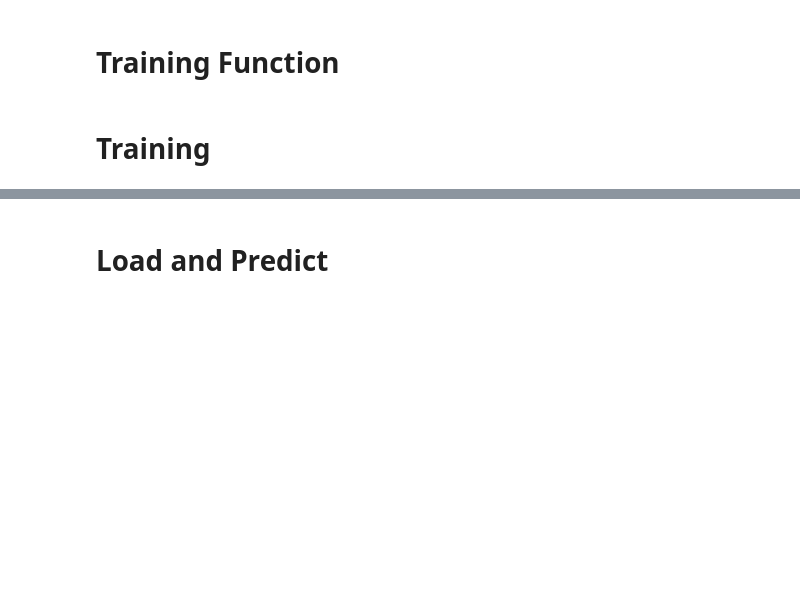
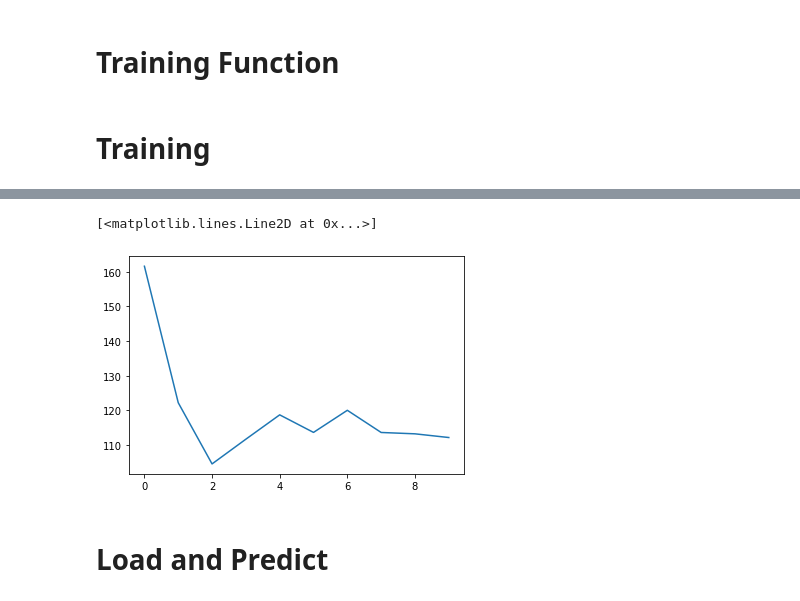
Before and after one commit to ac1094/Vid-Processing, a Jupyter notebook: Region Inc Detector in Video Frames.ipynb, the cells around one changed output, grey strips where cells are left out. Saved outputs shown, nothing was run; the diff lists cells and outputs as text; code cells hidden in the pictures; blank space fills up the shorter version.

```diff
--- a/Region Inc Detector in Video Frames.ipynb
+++ b/Region Inc Detector in Video Frames.ipynb
@@ -79,7 +76,7 @@ class RegionCNN(nn.Module):
         self.flatten = nn.Flatten(0)
         self.l1 = nn.Linear(2*n*128 * 10 * 5, 500)
         self.drop3 = nn.Dropout(p=0.5)
-        self.l2 = nn.Linear(500, 50)
+        self.l2 = nn.Linear(500, 25)
 
     def forward(self, x):
         x = Fun.relu(self.conv1(x))
@@ -102,10 +99,11 @@ class RegionCNN(nn.Module):
         #print(x.shape)
         x = self.l2(x)
         #print(x.shape)
-        return x.view(10, 5)  # Reshape output to match the target shape
+        return x.view(5, 5)  # Reshape output to match the target shape
 # %%
-def Draw_BoundingBoxes(Img,Boxes,Threshold=0.5):
-    img = Frame2Numpy(Img).copy()
+def Draw_BoundingBoxes(img,Boxes,Threshold=0.5):
+    if torch.is_tensor(img):
+        img = Frame2Numpy(Img).copy()
     X = img.shape[1]
     Y = img.shape[0]
     for i in range(len(Boxes)):
@@ -169,8 +174,8 @@ def train(Path, State=None, N=3, Batch=10, Epochs=10, LR=1e-4):
             Frames = get_video_frames(Path, N, Size)
             Frames = torch.stack(Frames)
 
-            Target = torch.zeros(10,5,dtype=torch.float)
-            steps = random.randint(0,10)
+            Target = torch.zeros(5,5,dtype=torch.float)
+            steps = random.randint(0,5)
             for s in range(steps):
                 x,y,xl,yl = random.randint(0,3*Size[1]//4),random.randint(0,3*Size[0]//4),random.randint(10,Size[1]//5),random.randint(10,Size[1]//5)
                 Target[s][0] = float(x/Size[1])
@@ -206,13 +211,8 @@ def train(Path, State=None, N=3, Batch=10, Epochs=10, LR=1e-4):
             Pred = Model(All)
 
             # Calculate loss
-            criterion1 = nn.MSELoss()
-            #loss = 0
-            #for v in range(10):
-             #   for h in range(10):
-              #      loss += criterion1(Target[v],Pred[h])
-            #loss = chamfer_distance(Pred,Target)
-            loss = earth_movers_distance(Pred,Target)
+            loss = loss_function(Pred,Target,Frames[N//2])
+
             loss.backward()
             optimizer.step()
 
@@ -229,14 +229,14 @@ def train(Path, State=None, N=3, Batch=10, Epochs=10, LR=1e-4):
 
             # Display predictions on the frame
             Img = Frames[N//2].unsqueeze(0)
-            img = Draw_BoundingBoxes(Img,Pred)
+            img = Draw_BoundingBoxes(Img,Pred,0.5)
             cv2.imshow("Prediction", img)
             cv2.waitKey(1)
 
-        Loss.append(total_loss)
+        Loss.append(total_loss/Batch)
         print(f'\nEpoch [{epoch + 1}/{Epochs}], Loss: {total_loss / Batch:.6f}')
 
-        LR *= 0.75
+        LR *= 0.8
 
     States = Model.state_dict()
 
@@ -251,5 +251,5 @@ State = None
 # %%
 # Add Unordered target boxes in loss
 # %%
-L,States = train('VDB',Batch=50,State=State,N=3,Epochs=10,LR=1e-3)
+L,States = train('VDB',Batch=50,State=State,N=3,Epochs=10,LR=1e-5)
 # %% [output]
@@ -266,3 +276,6 @@ KeyboardInterrupt:
 # %%
-plt.plot(L[1:]) ##Cambios de Escenas
+plt.plot(L) ##Cambios de Escenas
+# %% [output]
+[<matplotlib.lines.Line2D at 0x...>]
+[figure, added]
 # %%
```
Also changed, not shown: parts of 11 cells of this notebook, 2 other files.
